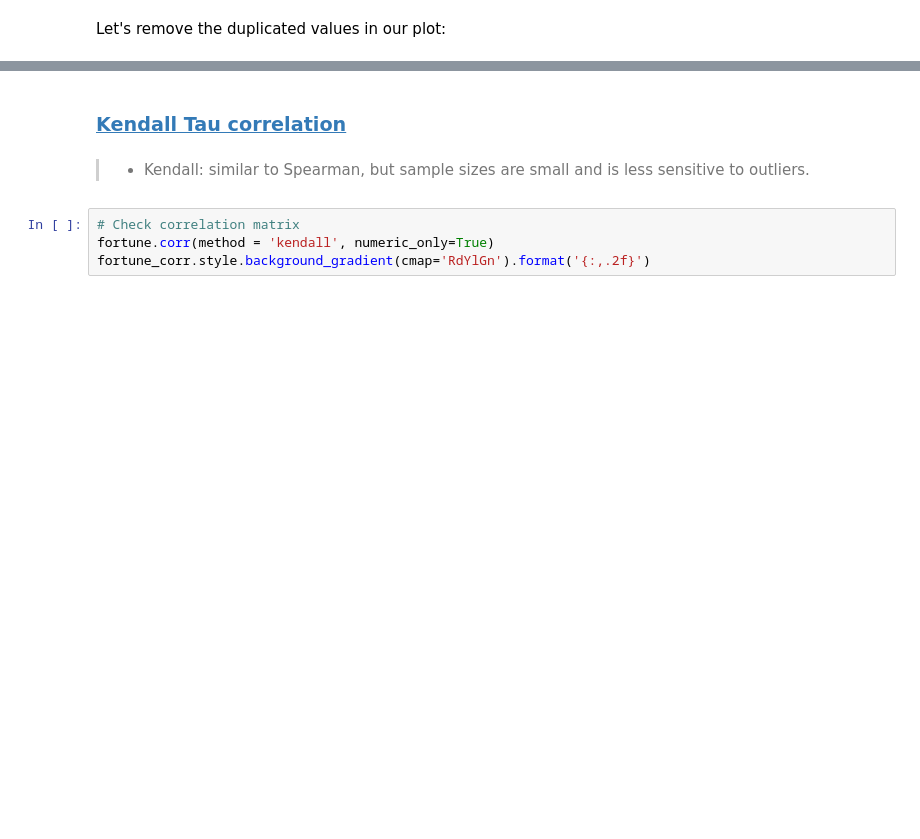
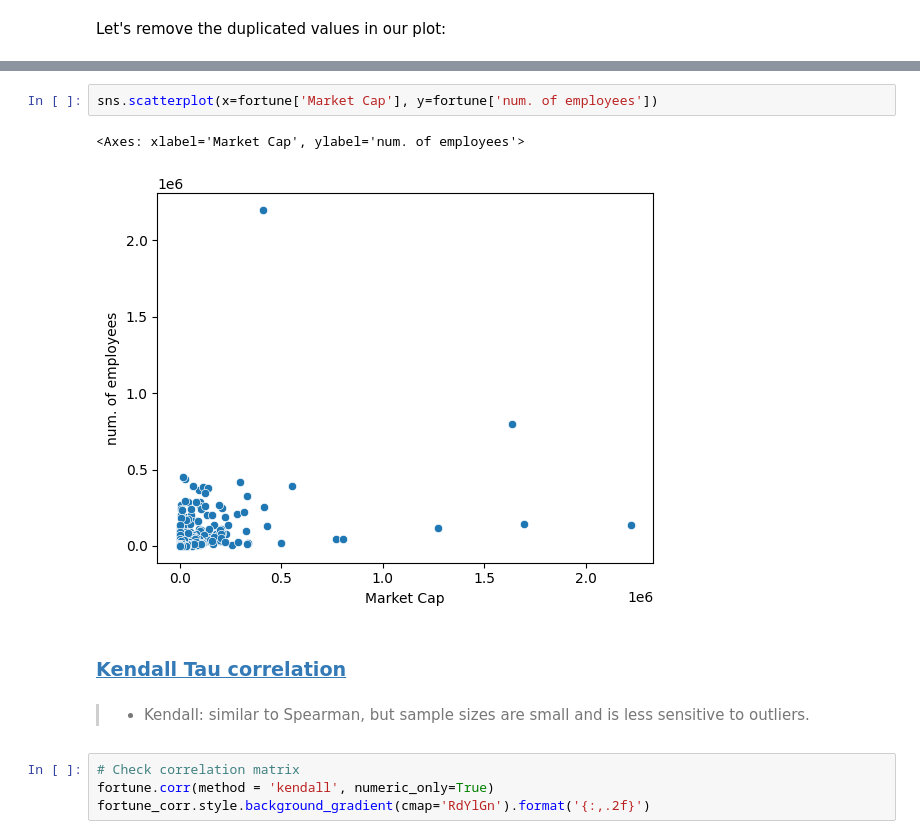
Before and after one commit to TheLazyCactus/ironhack-v4-data-lessons, a Jupyter notebook: cohorts/15_oct_24/02_data_wrangling_and_retrieval/W5D1_correlations.ipynb, the cells around one changed output, grey strips where cells are left out. Saved outputs shown, nothing was run; the diff lists cells and outputs as text; blank space fills up the shorter version.

```diff
--- a/cohorts/15_oct_24/02_data_wrangling_and_retrieval/W5D1_correlations.ipynb
+++ b/cohorts/15_oct_24/02_data_wrangling_and_retrieval/W5D1_correlations.ipynb
@@ -133,3 +291,8 @@ fortune['Market Cap'].dtype
+# %%
+sns.scatterplot(x=fortune['Market Cap'], y=fortune['num. of employees'])
+# %% [output]
+<Axes: xlabel='Market Cap', ylabel='num. of employees'>
+[figure, added]
 # %% [markdown]
 ### <a id='toc2_1_3_'></a>[Kendall Tau correlation](#toc0_)
 # %% [markdown]
```
Also changed, not shown: parts of 33 cells of this notebook, 4 other files.
